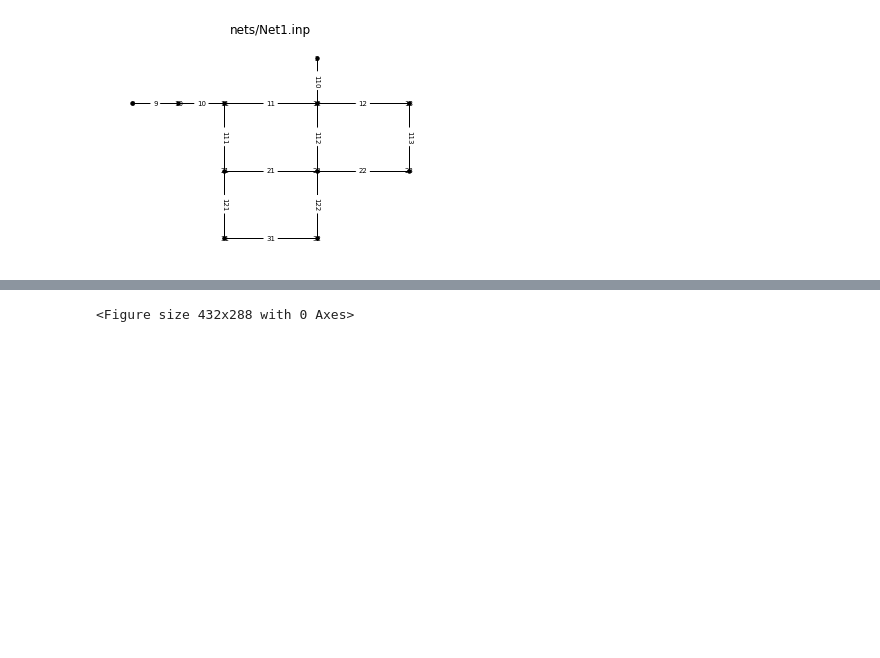
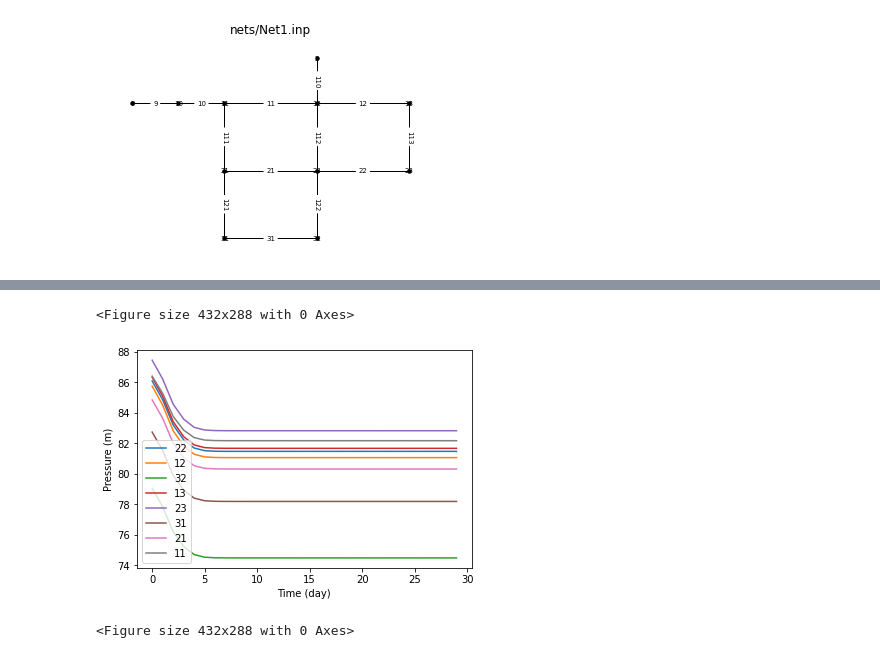
Before and after one commit to JulianBvW/BA-WDN-Leakage-Detection, a Jupyter notebook: LeakageDetection.ipynb, the cells around one changed output, grey strips where cells are left out. Cells and saved outputs as stored; diff of their text form; code cells hidden in the pictures; blank space fills up the shorter version.

```diff
--- a/LeakageDetection.ipynb
+++ b/LeakageDetection.ipynb
@@ -52,0 +83,3 @@ p
+# %%
+atH = data.get_days_at_hour(5)
+atH
@@ -53,3 +105,12 @@ p
+# %%
+plt.figure()
+ax = atH.plot()
+text = ax.set_xlabel("Time (day)")
+text = ax.set_ylabel("Pressure (m)")
+plt.show()
+# %% [output]
+<Figure size 432x288 with 0 Axes>
+[figure, added]
 # %%
 plt.figure()
 ax = p.loc[:,wdn.important_nodes].plot()
```
Also changed, not shown: parts of 5 cells of this notebook, 1 other file.
